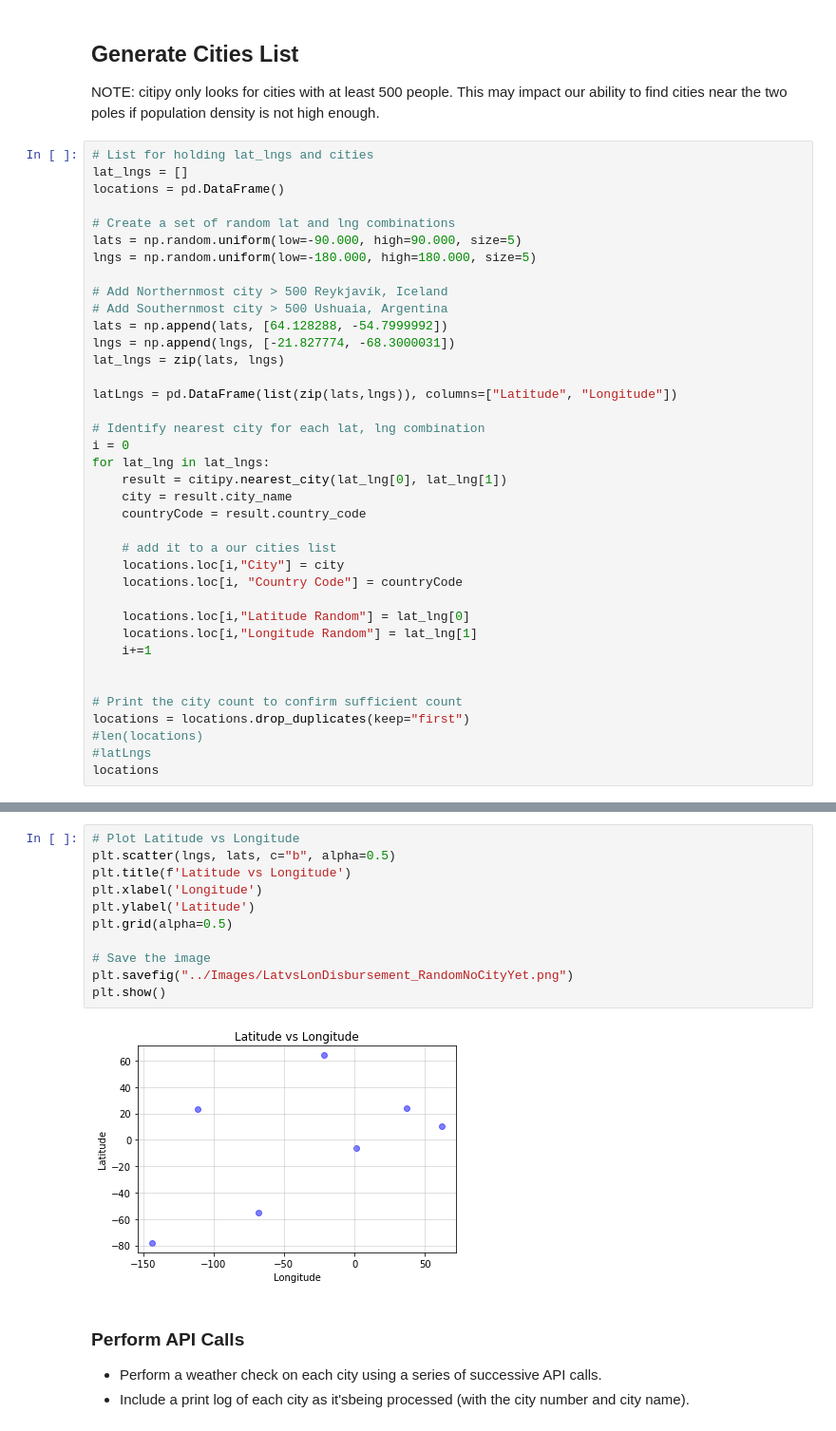
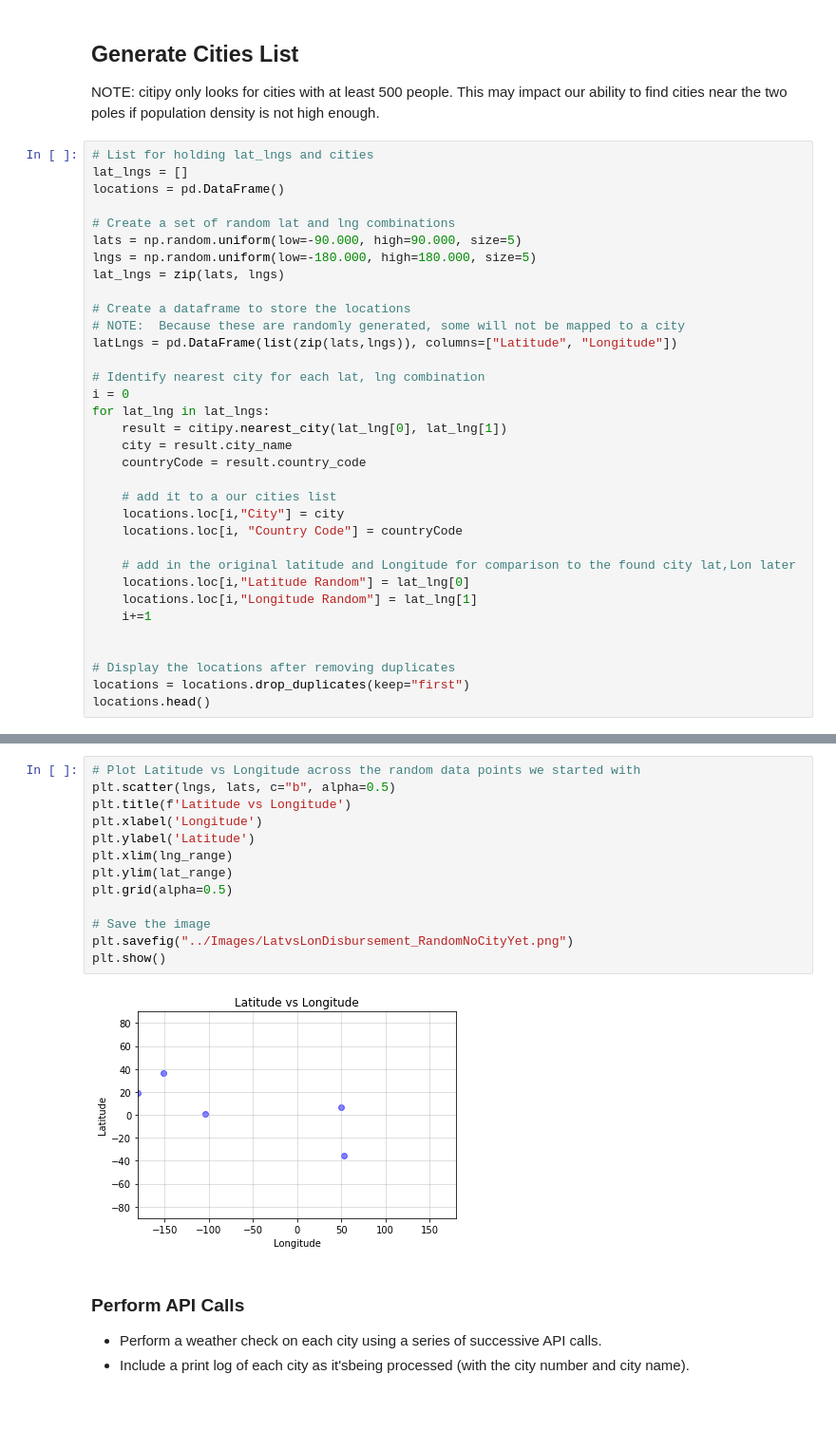
Before and after one commit to KatRootes/python-api-challenge, a Jupyter notebook: Instructions/starter_code/WeatherPy.ipynb, the cells around one changed output, grey strips where cells are left out. Shown at 95% size. Drawn from its saved outputs; the diff is of its cells as text.

```diff
--- a/Instructions/starter_code/WeatherPy.ipynb
+++ b/Instructions/starter_code/WeatherPy.ipynb
@@ -44,13 +43,10 @@ locations = pd.DataFrame()
 # Create a set of random lat and lng combinations
 lats = np.random.uniform(low=-90.000, high=90.000, size=5)
 lngs = np.random.uniform(low=-180.000, high=180.000, size=5)
-
-# Add Northernmost city > 500 Reykjavík, Iceland
-# Add Southernmost city > 500 Ushuaia, Argentina
-lats = np.append(lats, [64.128288, -54.7999992])
-lngs = np.append(lngs, [-21.827774, -68.3000031])
 lat_lngs = zip(lats, lngs)
 
+# Create a dataframe to store the locations
+# NOTE:  Because these are randomly generated, some will not be mapped to a city
 latLngs = pd.DataFrame(list(zip(lats,lngs)), columns=["Latitude", "Longitude"])
 
 # Identify nearest city for each lat, lng combination
@@ -64,15 +60,14 @@ for lat_lng in lat_lngs:
     locations.loc[i,"City"] = city
     locations.loc[i, "Country Code"] = countryCode
 
+    # add in the original latitude and Longitude for comparison to the found city lat,Lon later
     locations.loc[i,"Latitude Random"] = lat_lng[0]
     locations.loc[i,"Longitude Random"] = lat_lng[1]
     i+=1
 
 
-# Print the city count to confirm sufficient count
+# Display the locations after removing duplicates
 locations = locations.drop_duplicates(keep="first")
-#len(locations)
-#latLngs
-locations
+locations.head()
 # %% [output]
 |  | City | Country Code | Latitude Random | Longitude Random |
@@ -101,16 +90,18 @@ Check for even distribution
 # %%
-# Plot Latitude vs Longitude
+# Plot Latitude vs Longitude across the random data points we started with
 plt.scatter(lngs, lats, c="b", alpha=0.5)
 plt.title(f'Latitude vs Longitude')
 plt.xlabel('Longitude')
 plt.ylabel('Latitude')
+plt.xlim(lng_range)
+plt.ylim(lat_range)
 plt.grid(alpha=0.5)
 
 # Save the image
 plt.savefig("../Images/LatvsLonDisbursement_RandomNoCityYet.png")
 plt.show()
 # %% [output]
-[figure, old version]
+[figure, new version]
 # %% [markdown]
 ### Perform API Calls
 * Perform a weather check on each city using a series of successive API calls.
```
Also changed, not shown: parts of 29 cells of this notebook, 10 other files.
